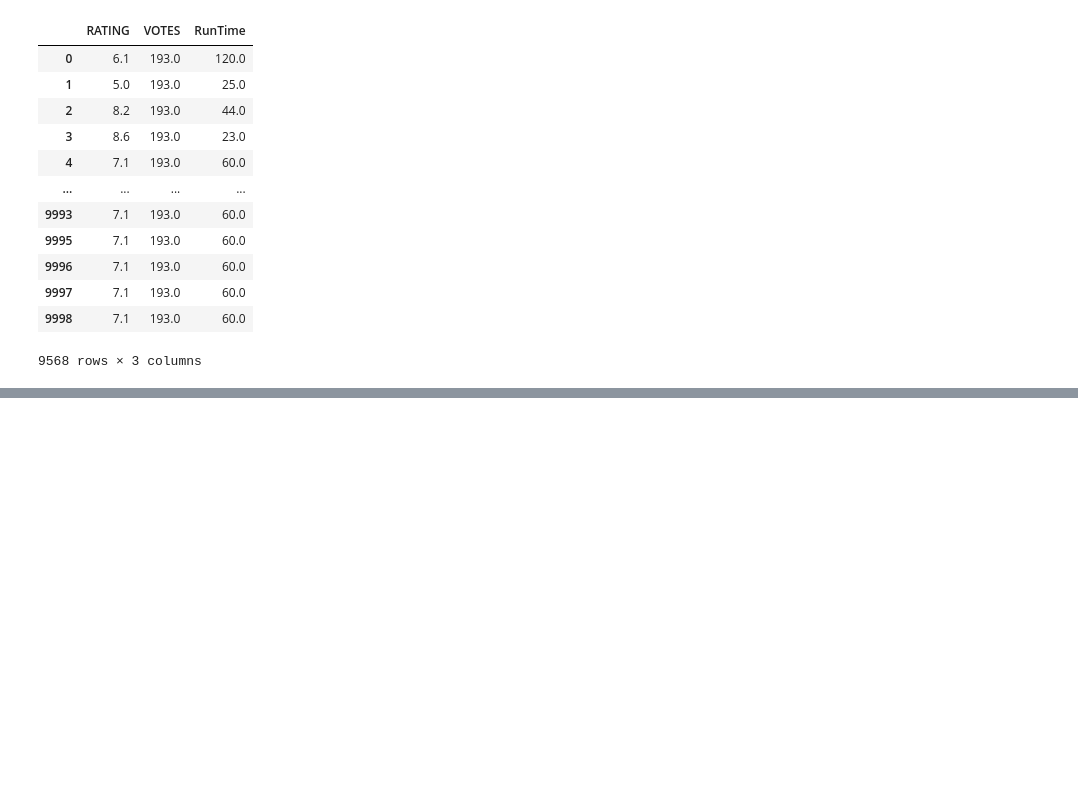
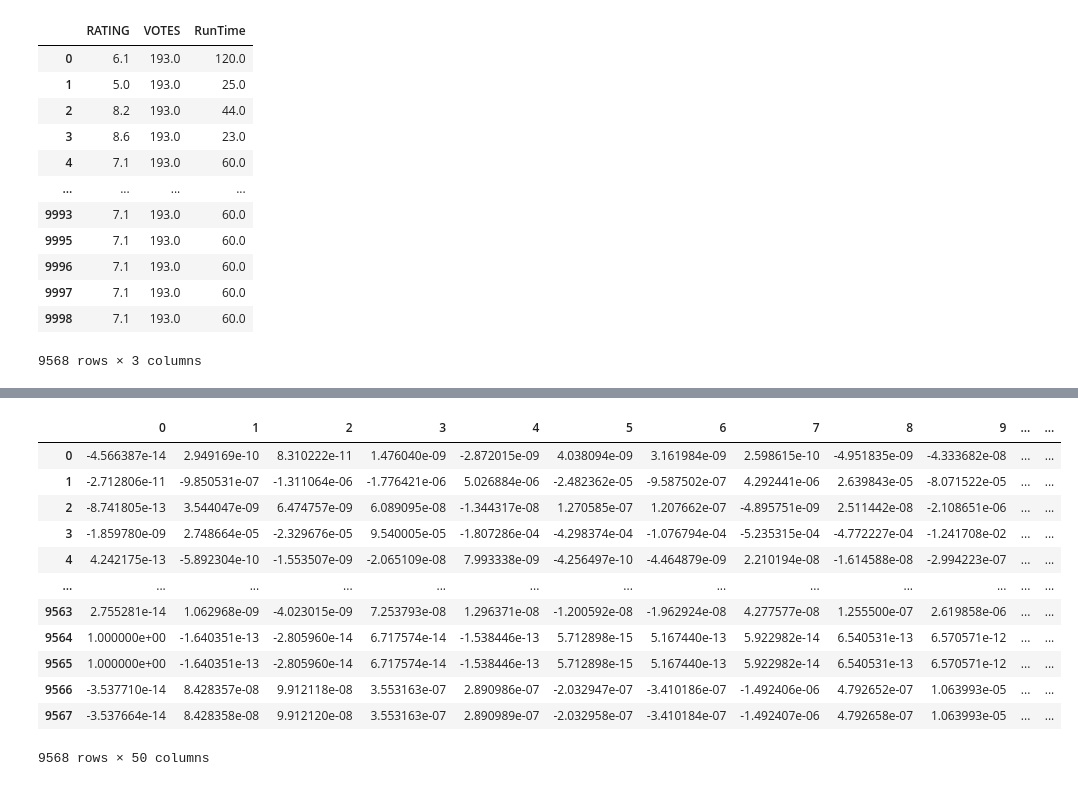
Before and after one commit to Manikanta-Peumalla1/DS_Stack, a Jupyter notebook: Data_Pre-Processing/processing-1.ipynb, the cells around one changed output, grey strips where cells are left out. Cells and saved outputs as stored; diff of their text form; code cells hidden in the pictures; blank space fills up the shorter version.

```diff
--- a/Data_Pre-Processing/processing-1.ipynb
+++ b/Data_Pre-Processing/processing-1.ipynb
@@ -252,0 +413,8 @@ outlier(df=df_num)
+# %%
+from sklearn.preprocessing import MultiLabelBinarizer
+
+MB=MultiLabelBinarizer()
+Stars_feats=MB.fit_transform(df_cat['Stars'])
+Starts_feats_names=['Star_'+t for t in MB.classes_]
+Stars_df=pd.DataFrame(Stars_feats,columns=Starts_feats_names,index=df_cat.index)
+Stars_df
@@ -252,0 +457,21 @@ outlier(df=df_num)
+# %%
+from sklearn.decomposition import TruncatedSVD
+
+tsv=TruncatedSVD(n_components=50)
+stars_final=ts.fit_transform(Stars_df)
+stars_final=pd.DataFrame(stars_final)
+stars_final
+# %% [output]
+|  | 0 | 1 | 2 | 3 | 4 | 5 | 6 | 7 | 8 | 9 | ... | ... |
+| 0 | -4.566387e-14 | 2.949169e-10 | 8.310222e-11 | 1.476040e-09 | -2.872015e-09 | 4.038094e-09 | 3.161984e-09 | 2.598615e-10 | -4.951835e-09 | -4.333682e-08 | ... | ... |
+| 1 | -2.712806e-11 | -9.850531e-07 | -1.311064e-06 | -1.776421e-06 | 5.026884e-06 | -2.482362e-05 | -9.587502e-07 | 4.292441e-06 | 2.639843e-05 | -8.071522e-05 | ... | ... |
+| 2 | -8.741805e-13 | 3.544047e-09 | 6.474757e-09 | 6.089095e-08 | -1.344317e-08 | 1.270585e-07 | 1.207662e-07 | -4.895751e-09 | 2.511442e-08 | -2.108651e-06 | ... | ... |
+| 3 | -1.859780e-09 | 2.748664e-05 | -2.329676e-05 | 9.540005e-05 | -1.807286e-04 | -4.298374e-04 | -1.076794e-04 | -5.235315e-04 | -4.772227e-04 | -1.241708e-02 | ... | ... |
+| 4 | 4.242175e-13 | -5.892304e-10 | -1.553507e-09 | -2.065109e-08 | 7.993338e-09 | -4.256497e-10 | -4.464879e-09 | 2.210194e-08 | -1.614588e-08 | -2.994223e-07 | ... | ... |
+| ... | ... | ... | ... | ... | ... | ... | ... | ... | ... | ... | ... | ... |
+| 9563 | 2.755281e-14 | 1.062968e-09 | -4.023015e-09 | 7.253793e-08 | 1.296371e-08 | -1.200592e-08 | -1.962924e-08 | 4.277577e-08 | 1.255500e-07 | 2.619858e-06 | ... | ... |
+| 9564 | 1.000000e+00 | -1.640351e-13 | -2.805960e-14 | 6.717574e-14 | -1.538446e-13 | 5.712898e-15 | 5.167440e-13 | 5.922982e-14 | 6.540531e-13 | 6.570571e-12 | ... | ... |
+| 9565 | 1.000000e+00 | -1.640351e-13 | -2.805960e-14 | 6.717574e-14 | -1.538446e-13 | 5.712898e-15 | 5.167440e-13 | 5.922982e-14 | 6.540531e-13 | 6.570571e-12 | ... | ... |
+| 9566 | -3.537710e-14 | 8.428357e-08 | 9.912118e-08 | 3.553163e-07 | 2.890986e-07 | -2.032947e-07 | -3.410186e-07 | -1.492406e-06 | 4.792652e-07 | 1.063993e-05 | ... | ... |
+| 9567 | -3.537664e-14 | 8.428358e-08 | 9.912120e-08 | 3.553163e-07 | 2.890989e-07 | -2.032958e-07 | -3.410184e-07 | -1.492407e-06 | 4.792658e-07 | 1.063993e-05 | ... | ... |
+9568 rows × 50 columns
```
Also changed, not shown: parts of 27 cells of this notebook.
